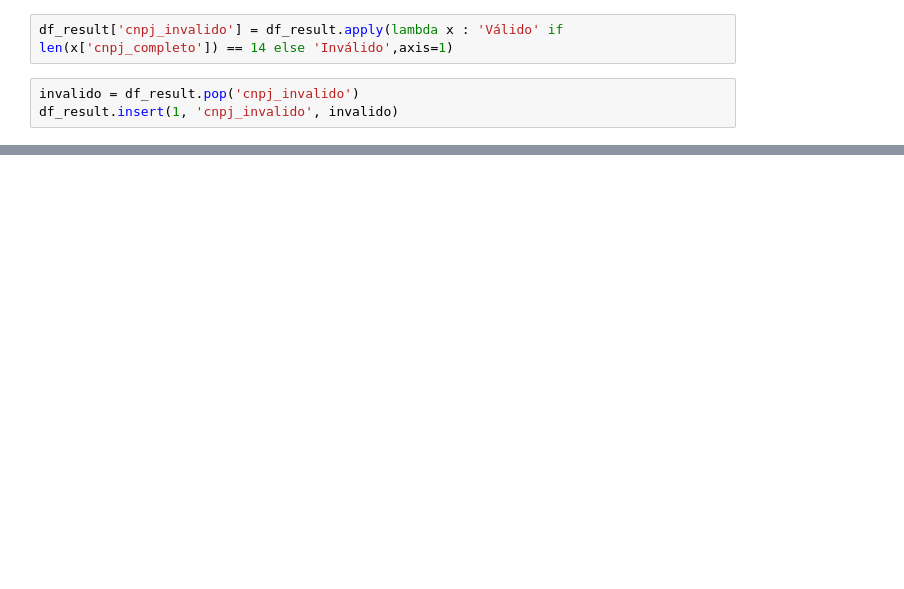
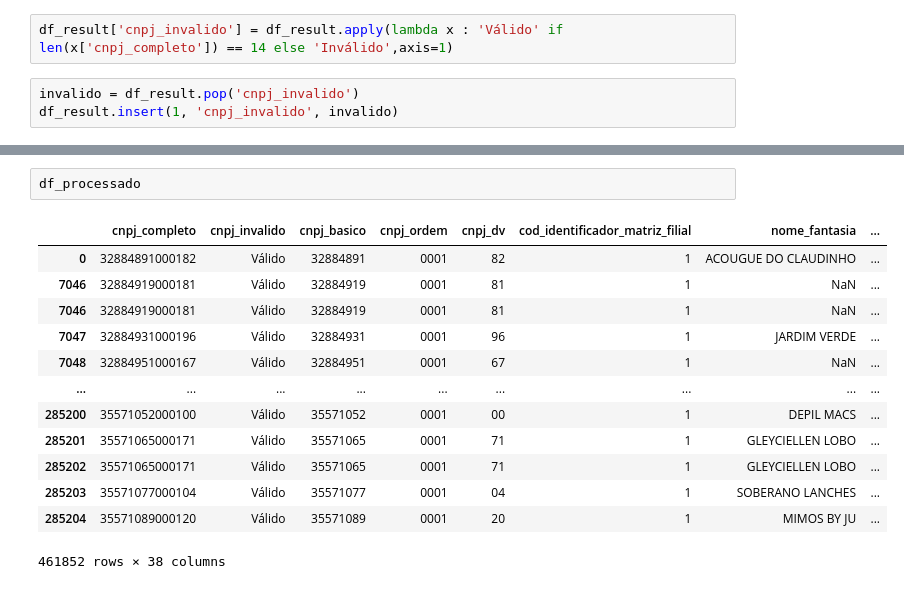
Before and after one commit to matheusbaars/teste-dados, a Jupyter notebook: Teste IA-DADOS.ipynb, the cells around one changed output, grey strips where cells are left out. Cells and saved outputs as stored; diff of their text form; blank space fills up the shorter version.

```diff
--- a/Teste IA-DADOS.ipynb
+++ b/Teste IA-DADOS.ipynb
@@ -64,0 +201,16 @@ IFrame(filepath, width=700, height=800)
+# %%
+df_processado
+# %% [output]
+|  | cnpj_completo | cnpj_invalido | cnpj_basico | cnpj_ordem | cnpj_dv | cod_identificador_matriz_filial | nome_fantasia | ... |
+| 0 | 32884891000182 | Válido | 32884891 | 0001 | 82 | 1 | ACOUGUE DO CLAUDINHO | ... |
+| 7046 | 32884919000181 | Válido | 32884919 | 0001 | 81 | 1 | NaN | ... |
+| 7046 | 32884919000181 | Válido | 32884919 | 0001 | 81 | 1 | NaN | ... |
+| 7047 | 32884931000196 | Válido | 32884931 | 0001 | 96 | 1 | JARDIM VERDE | ... |
+| 7048 | 32884951000167 | Válido | 32884951 | 0001 | 67 | 1 | NaN | ... |
+| ... | ... | ... | ... | ... | ... | ... | ... | ... |
+| 285200 | 35571052000100 | Válido | 35571052 | 0001 | 00 | 1 | DEPIL MACS | ... |
+| 285201 | 35571065000171 | Válido | 35571065 | 0001 | 71 | 1 | GLEYCIELLEN LOBO | ... |
+| 285202 | 35571065000171 | Válido | 35571065 | 0001 | 71 | 1 | GLEYCIELLEN LOBO | ... |
+| 285203 | 35571077000104 | Válido | 35571077 | 0001 | 04 | 1 | SOBERANO LANCHES | ... |
+| 285204 | 35571089000120 | Válido | 35571089 | 0001 | 20 | 1 | MIMOS BY JU | ... |
+461852 rows × 38 columns
```
Also changed, not shown: parts of 41 cells of this notebook, 1 other file.
